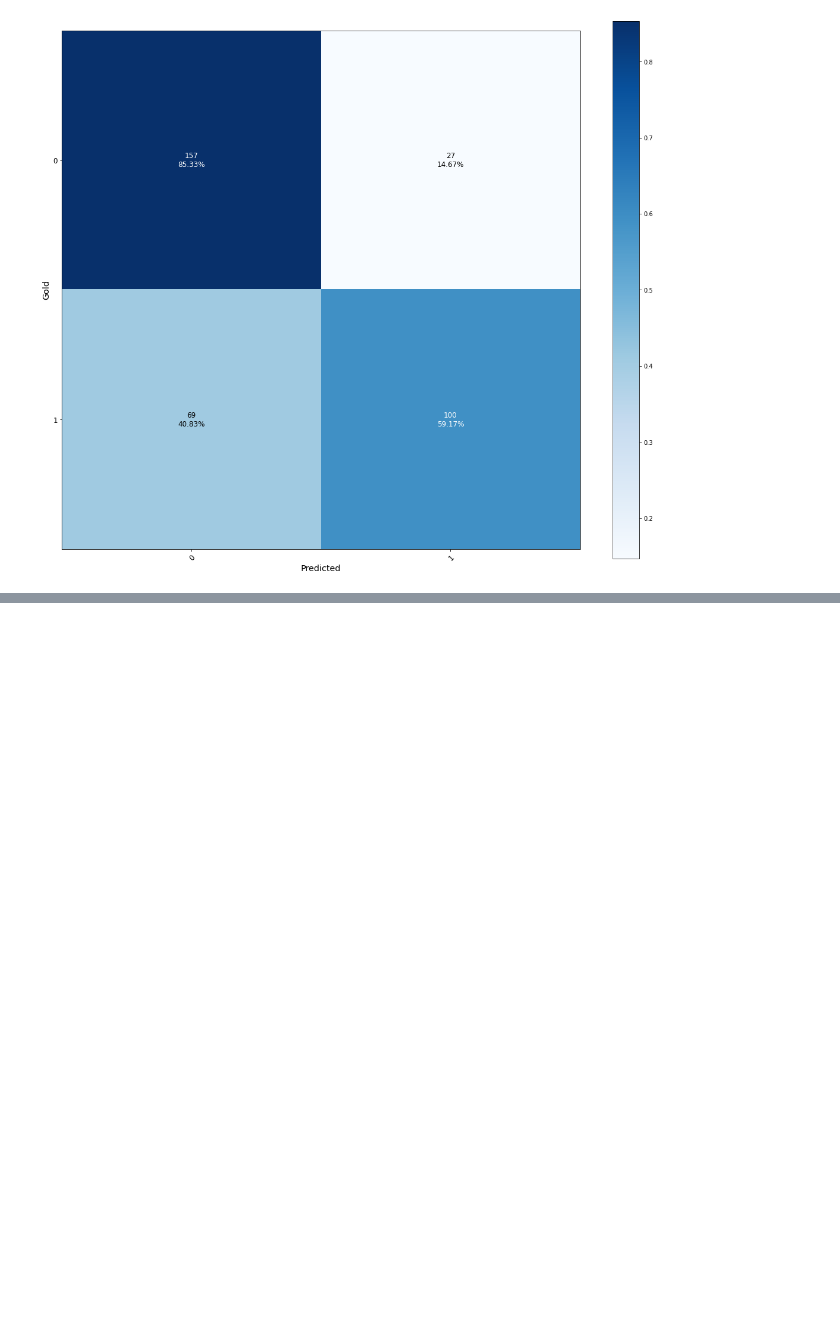
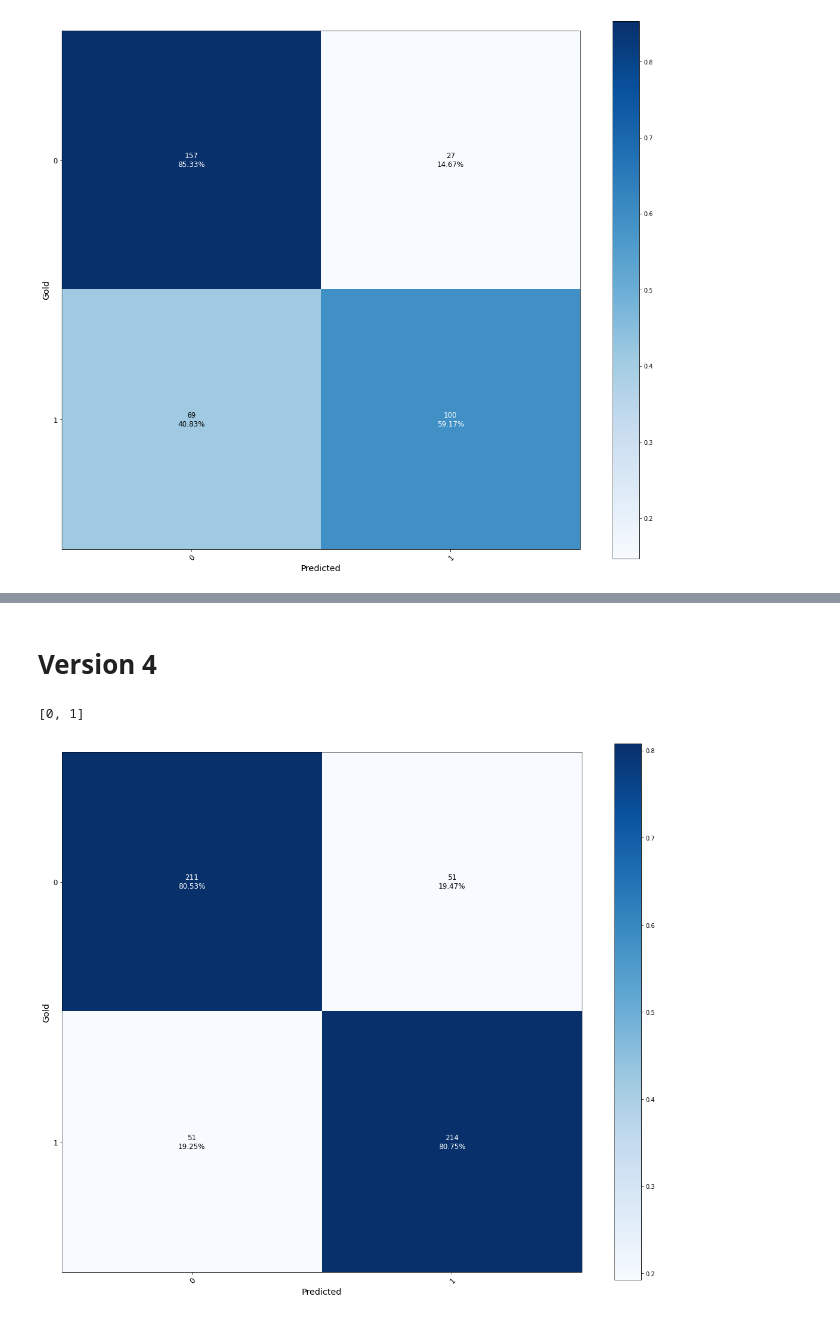
Before and after one commit to pvcastro/social_cohesion, a Jupyter notebook: hate_speech/model_training/Preprocessing and Models Evaluation.ipynb, the cells around one changed output, grey strips where cells are left out. Saved outputs shown, nothing was run; the diff lists cells and outputs as text; code cells hidden in the pictures; blank space fills up the shorter version.

Commit message:
Adding results and labels for version 5 of labeling process

```diff
--- a/hate_speech/model_training/Preprocessing and Models Evaluation.ipynb
+++ b/hate_speech/model_training/Preprocessing and Models Evaluation.ipynb
@@ -11,5 +13,9 @@ from IPython.display import display
 # %%
 files_path = Path('../labels/raw')
-second_path = Path('../labels/processed/second_test/')
-third_path = Path('../labels/processed/third_test/')
+review_path = Path('../labels/review')
+base_models_path = Path('/media/discoD/World_Bank/Nigeria/hate_speech')
+second_path = base_models_path / 'second_test'
+third_path = base_models_path / 'third_test'
+fourt_path = base_models_path / 'fourth_test'
+fifth_path = base_models_path / 'fifth_test'
 # %%
@@ -255,0 +447,7 @@ scores_df
+# %% [markdown]
+# Version 4
+# %%
+plot_scores_confusion_matrix(fourt_path / 'results_bundled_lr2e5/vinai-bertweet-base_1/scores.csv', 'cm_bundled_bertweet_4')
+# %% [output]
+[0, 1]
+[figure, added]
```
Also changed, not shown: parts of 28 cells of this notebook, 23 other files.
